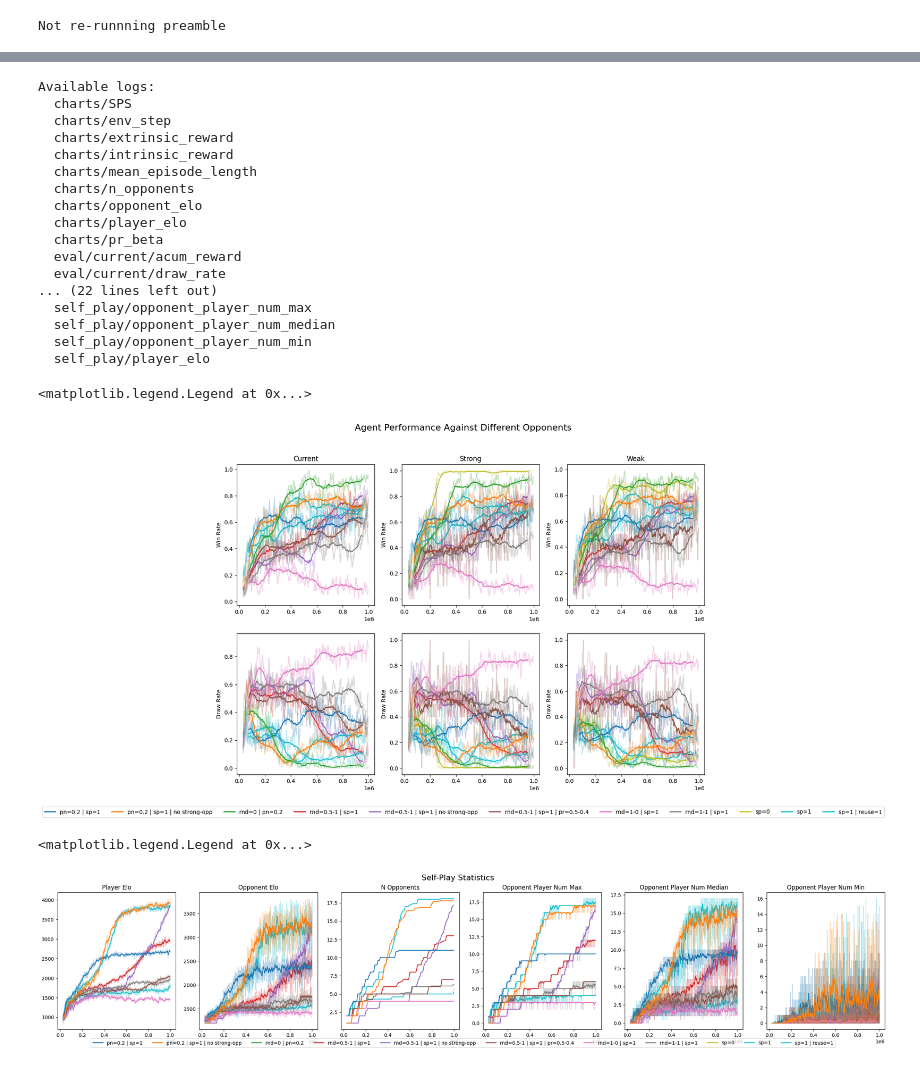
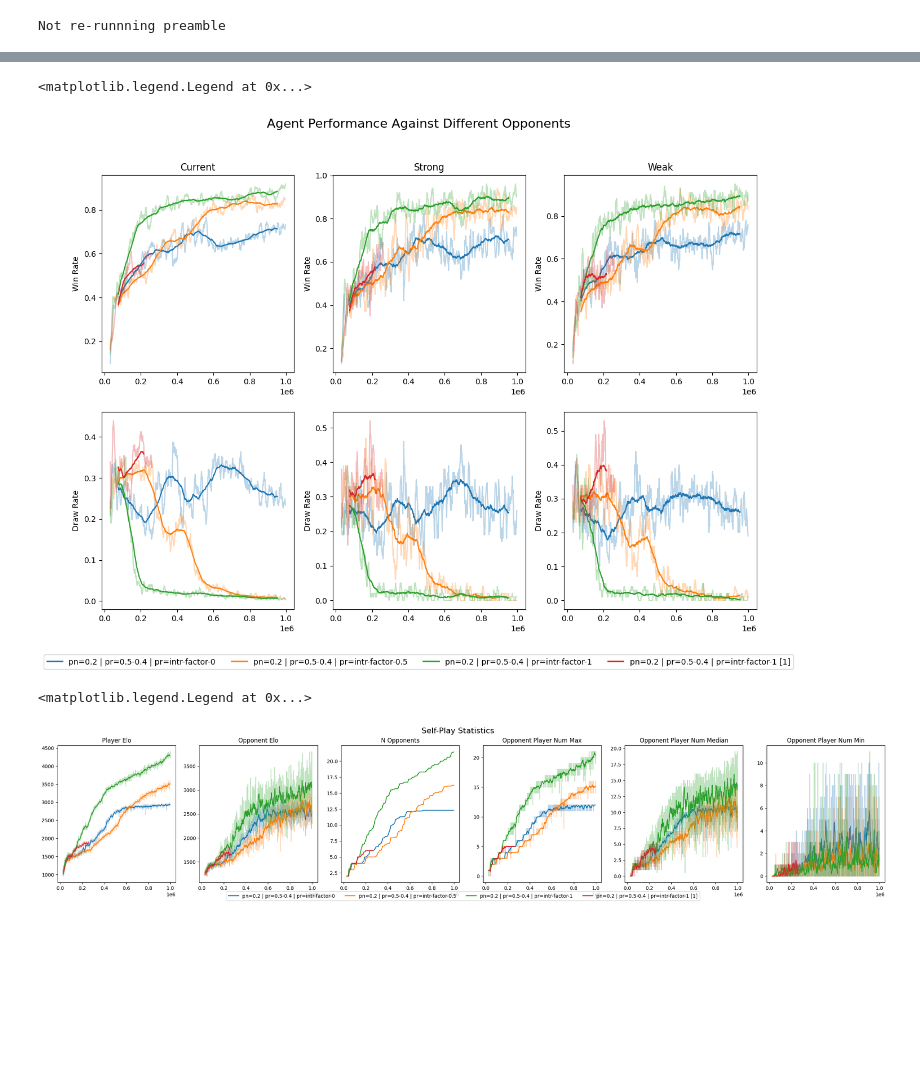
Before and after one commit to richard-be/RL-Hockey, a Jupyter notebook: experiments/td3/view_train.ipynb, the cells around one changed output, grey strips where cells are left out. Saved outputs shown, nothing was run; the diff lists cells and outputs as text; code cells hidden in the pictures; blank space fills up the shorter version.

Commit message:
changed experiment structure

```diff
--- a/experiments/td3/view_train.ipynb
+++ b/experiments/td3/view_train.ipynb
@@ -40,30 +43,32 @@ def clean_and_unify_run(run, logs):
         re_run_idx += 1
     return run
 # %%
-data_dir = "./data"
-timestamp = None #"1771279779"
+data_dir = "./data/td3/HockeyOne-v0"
+
 data = dict()
 log_names = set()
 model_paths = dict()
 
-for run in os.listdir(data_dir):
-    if timestamp is not None and not run.endswith(timestamp):
-        print("Skipping", run)
-        continue
+for experiment in os.listdir(data_dir):
+    for run in os.listdir(os.path.join(data_dir, experiment)):
 
-    run_name = clean_and_unify_run(run, data)
-    data[run_name] = dict()
-    model_paths[run_name] = f"td3:models/td3/{run}.model"
-    for file in os.listdir(os.path.join(data_dir, run)):
-        if file.endswith(".csv"):
-            df = pd.read_csv(os.path.join(data_dir, run, file))
-            log_name = file[:-4].replace("-", "/")
-            data[run_name][log_name] = df
-            log_names.add(log_name)
+        run_name = clean_and_unify_run(run, data)
+        data[run_name] = dict()
+
+        model_dir = f"models/td3/HockeyOne-v0/{experiment}/{run}"
+        checkpoint = find_latest_time("*.model", model_dir)
+
+        model_paths[run_name] = f"td3:{model_dir}/{checkpoint}.model"
+        for file in os.listdir(os.path.join(data_dir, experiment, run)):
+            if file.endswith(".csv"):
+                df = pd.read_csv(os.path.join(data_dir, experiment, run, file))
+                log_name = file[:-4].replace("-", "/")
+                data[run_name][log_name] = df
+                log_names.add(log_name)
 # %%
-runs = sorted(data.keys())
-cmap = plt.get_cmap("tab10")
-run_colors = {run: cmap(i) for i, run in enumerate(runs)}
+all_runs = sorted(data.keys())
+# %%
+runs = [r for r in all_runs if "pn=0.2" in r]
 # %%
 print("Runs found:")
 for run in runs:
@@ -84,22 +81,0 @@ Runs found:
-# %%
-print("Available logs:")
-for log in sorted(log_names):
-    print(f"  {log}")
-# %% [output]
-Available logs:
-  charts/SPS
-  charts/env_step
-  charts/extrinsic_reward
-  charts/intrinsic_reward
-  charts/mean_episode_length
-  charts/n_opponents
-  charts/opponent_elo
-  charts/player_elo
-  charts/pr_beta
-  eval/current/acum_reward
-  eval/current/draw_rate
-... (22 lines left out)
-  self_play/opponent_player_num_max
-  self_play/opponent_player_num_median
-  self_play/opponent_player_num_min
-  self_play/player_elo
@@ -106,6 +85,6 @@ Available logs:
 # %%
-def plot_log(log_name, ax, smoothing_window=100, less_smooth_window=10, alpha=0.2):
-    for run in data:
+def plot_log(runs, log_name, ax, smoothing_window=100, less_smooth_window=10, alpha=0.2):
+    for run in runs:
         if log_name in data[run]:
             df = data[run][log_name]
             less_smoothed_value = df["value"].rolling(window=less_smooth_window, center=True).mean()
@@ -118,28 +97,28 @@ opponents = set([l.split("/")[1] for l in opponent_eval])
 # %%
 opponent_metrics = ["win_rate", "draw_rate"]
 # opponent_metrics = ["win_rate", "lose_rate", "draw_rate"]
 
 fig, axs = plt.subplots(len(opponent_metrics), len(opponents), figsize=(len(opponents)*5, len(opponent_metrics)*5))
 fig.suptitle("Agent performance against different opponents".title(), fontsize=16)
 
 for opponent_idx, opponent in enumerate(sorted(opponents)):
     if len(opponent_metrics) == 1:
         axs[opponent_idx].set_title(opponent.title())
     else:
         axs[0, opponent_idx].set_title(opponent.title())
 
     metric_axs = [axs[opponent_idx]] if len(opponent_metrics) == 1 else axs[:, opponent_idx]
     for metric, ax in zip(opponent_metrics, metric_axs):
         ax.set_ylabel(metric.replace("_", " ").title())
-        plot_log(f"eval/{opponent}/{metric}", ax, smoothing_window=100, less_smooth_window=10, alpha=0.3)
+        plot_log(runs, f"eval/{opponent}/{metric}", ax, smoothing_window=100, less_smooth_window=10, alpha=0.3)
 
 handles = [plt.Line2D([0], [0], color=run_colors[run], lw=2) for run in runs]
 
 fig.legend(handles, runs, loc="lower center", ncol=len(runs))
 # fig.legend(runs, loc="lower center", ncol=len(data), )
 # %% [output]
 <matplotlib.legend.Legend at 0x...>
-[figure, old version]
+[figure, new version]
 # %%
 self_play_logs = [
     "self_play/player_elo",
@@ -157,7 +136,7 @@ for idx, self_play_log in enumerate(self_play_logs):
     axs[idx].set_title(self_play_log.split("/")[1].replace("_", " ").title())
 
     # ax.set_ylabel(metric.replace("_", " ").title())
-    plot_log(self_play_log, axs[idx], smoothing_window=10, less_smooth_window=1, alpha=0.3)
+    plot_log(runs, self_play_log, axs[idx], smoothing_window=10, less_smooth_window=1, alpha=0.3)
 
 handles = [plt.Line2D([0], [0], color=run_colors[run], lw=2) for run in runs]
 
@@ -165,7 +144,7 @@ fig.legend(handles, runs, loc="lower center", ncol=len(runs))
 # fig.legend(runs, loc="lower center", ncol=len(data), )
 # %% [output]
 <matplotlib.legend.Legend at 0x...>
-[figure, old version]
+[figure, new version]
 # %%
 from src.td3.algorithm.evaluation import run_evaluation, run_evaluation_multiple_runs
 from hockey.hockey_env import Mode
```
Also changed, not shown: parts of 7 cells of this notebook, 31 other files.
